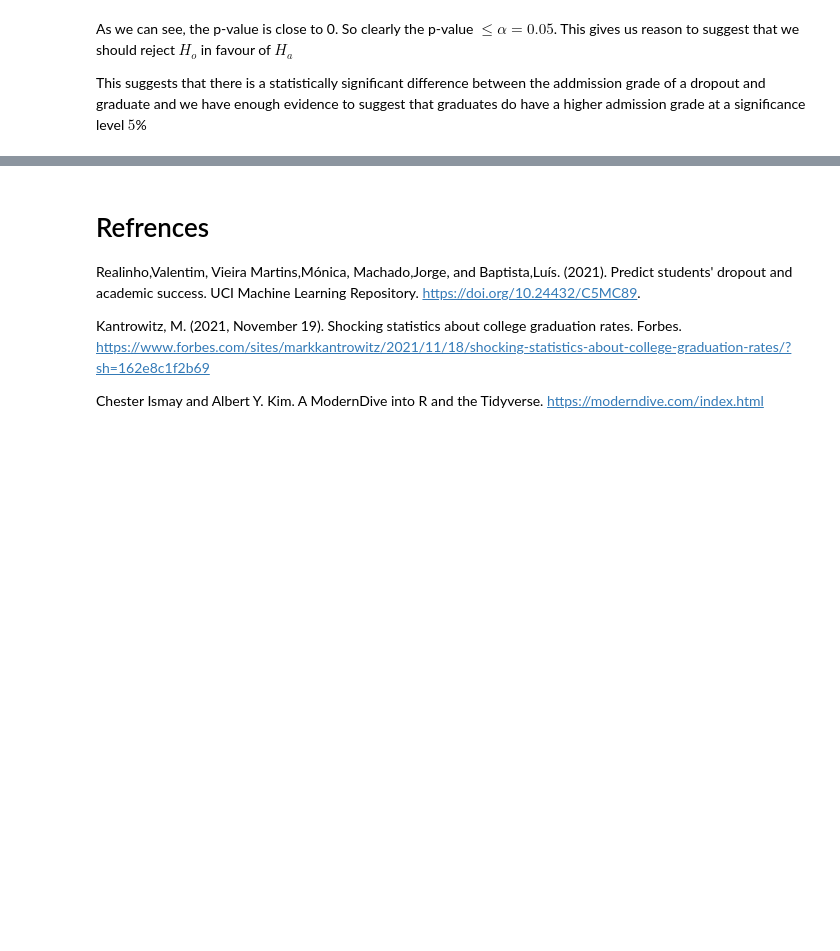
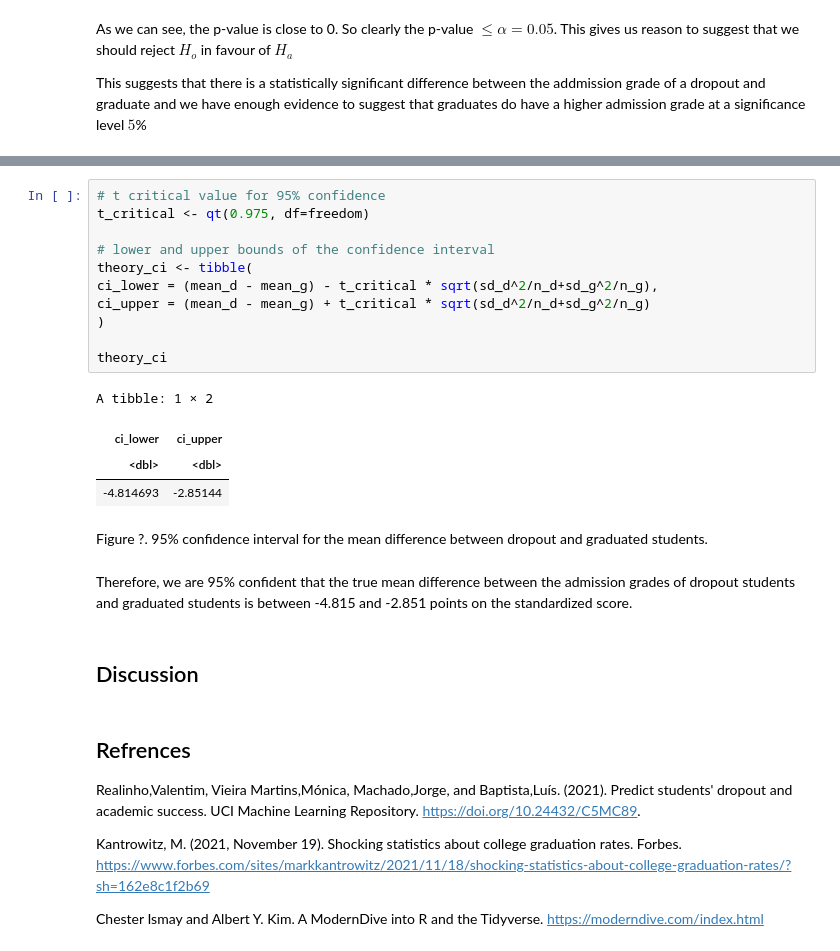
Before and after one commit to yui-ubc/stat-201-2023w1-group-20, a Jupyter notebook: finalProject.ipynb, the cells around one changed output, grey strips where cells are left out. Saved outputs shown, nothing was run; the diff lists cells and outputs as text; blank space fills up the shorter version.

Commit message:
more work on theory

```diff
--- a/finalProject.ipynb
+++ b/finalProject.ipynb
@@ -254,5 +262,27 @@ This suggests that there is a statistically significant difference between the a
+# %%
+# t critical value for 95% confidence
+t_critical <- qt(0.975, df=freedom)
+
+# lower and upper bounds of the confidence interval
+theory_ci <- tibble(
+ci_lower = (mean_d - mean_g) - t_critical * sqrt(sd_d^2/n_d+sd_g^2/n_g),
+ci_upper = (mean_d - mean_g) + t_critical * sqrt(sd_d^2/n_d+sd_g^2/n_g)
+)
+
+theory_ci
+# %% [output]
+A tibble: 1 × 2
+| ci_lower | ci_upper |
+| <dbl> | <dbl> |
+| -4.814693 | -2.85144 |
+# %% [markdown]
+Figure ?. 95% confidence interval for the mean difference between dropout and graduated students.
+# %% [markdown]
+Therefore, we are 95% confident that the true mean difference between the admission grades of dropout students and graduated students is between -4.815 and -2.851 points on the standardized score.
+# %% [markdown]
+## Discussion
 # %% [markdown]
-# Refrences
+## Refrences
 
 Realinho,Valentim, Vieira Martins,Mónica, Machado,Jorge, and Baptista,Luís. (2021). Predict students' dropout and academic success. UCI Machine Learning Repository. https://doi.org/10.24432/C5MC89.
 
```
Also changed, not shown: parts of 6 cells of this notebook.
